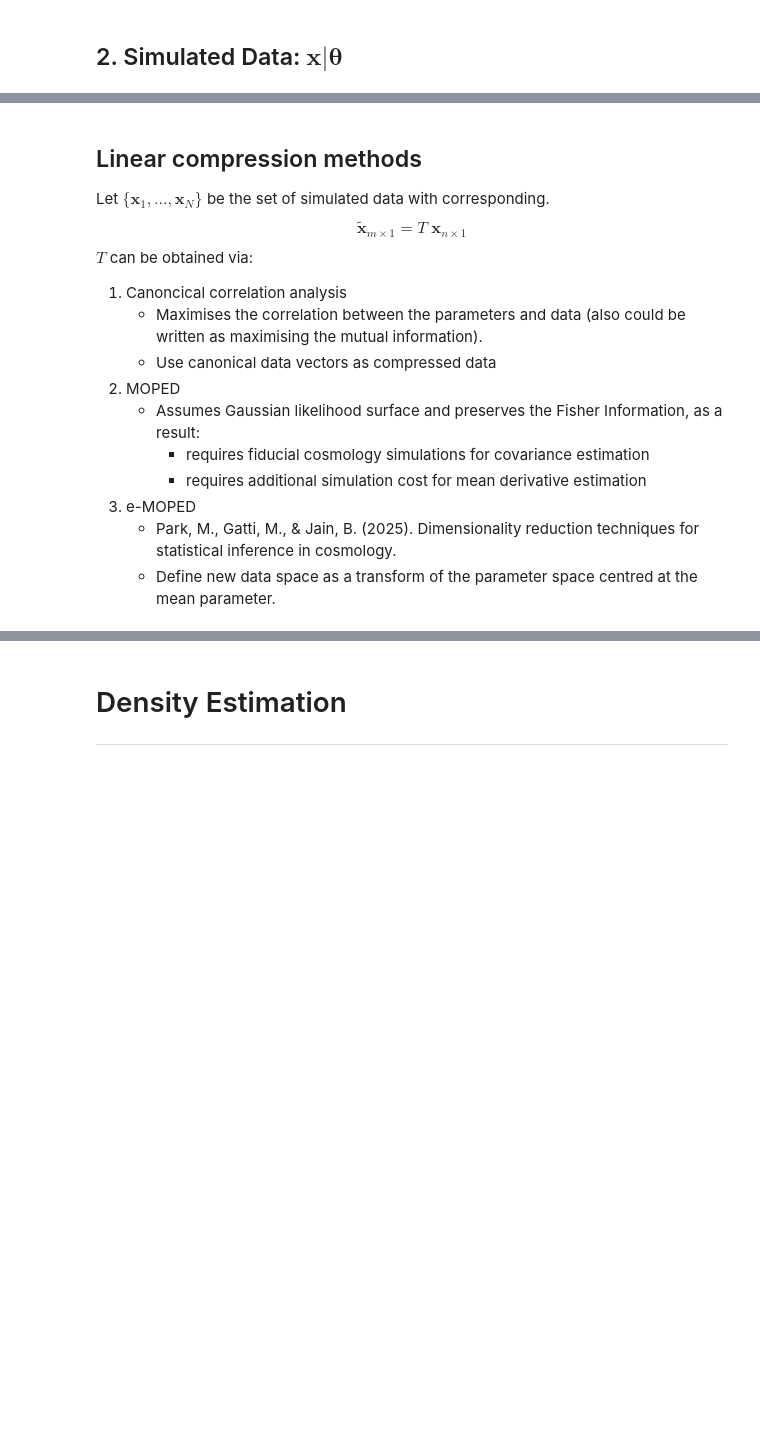
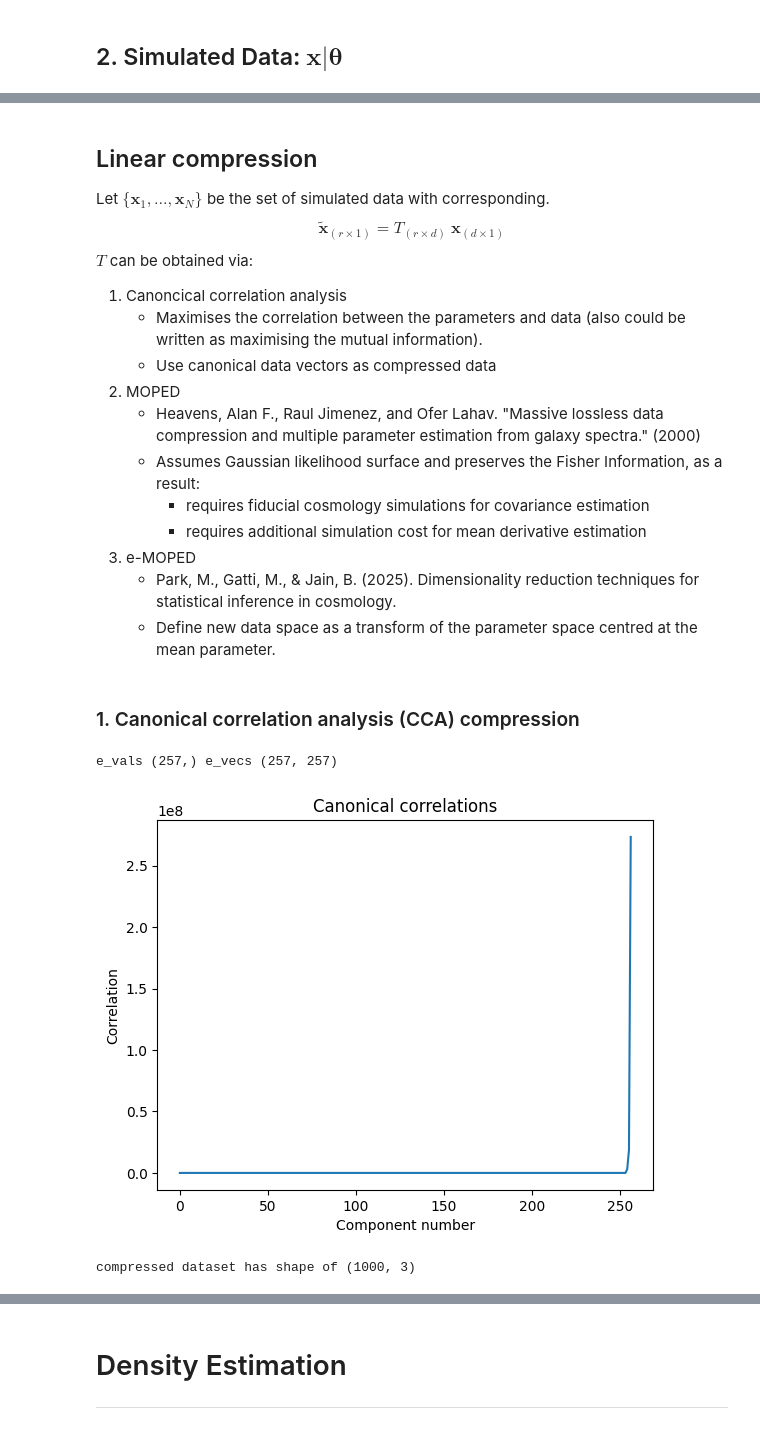
Before and after one commit to astro-informatics/sbi_tutorial, a Jupyter notebook: sbi_demo.ipynb, the cells around one changed output, grey strips where cells are left out. Saved outputs shown, nothing was run; the diff lists cells and outputs as text; code cells hidden in the pictures; blank space fills up the shorter version.

Commit message:
Tested CCA. MOPED is now working but requires additional testing. Simulated data file: fiducial and perturbed sims for moped, 1000 uniform prior samples as sbi data.

```diff
--- a/sbi_demo.ipynb
+++ b/sbi_demo.ipynb
@@ -78,9 +97,9 @@ with open('sbi_demo_data.pkl', 'wb') as f:
 ---
 # %% [markdown]
-## Linear compression methods
+## Linear compression
 Let $\{\mathbf{x}_1,...,\mathbf{x}_N\}$ be the set of simulated data with corresponding.
 $$
-\tilde{\mathbf{x}}_{m\times1} = T\;\mathbf{x}_{n\times1}
+\tilde{\mathbf{x}}_{(r\times1)} = T_{(r\times d)}\:\mathbf{x}_{(d\times1)}
 $$
 $T$ can be obtained via:
 
@@ -88,26 +107,61 @@ $T$ can be obtained via:
     - Maximises the correlation between the parameters and data (also could be written as maximising the mutual information).
     - Use canonical data vectors as compressed data
 1. MOPED
+    - Heavens, Alan F., Raul Jimenez, and Ofer Lahav. "Massive lossless data compression and multiple parameter estimation from galaxy spectra." (2000)
     - Assumes Gaussian likelihood surface and preserves the Fisher Information, as a result:
         - requires fiducial cosmology simulations for covariance estimation
         - requires additional simulation cost for mean derivative estimation
 1. e-MOPED
     - Park, M., Gatti, M., & Jain, B. (2025). Dimensionality reduction techniques for statistical inference in cosmology.
     - Define new data space as a transform of the parameter space centred at the mean parameter.
+# %% [markdown]
+### 1. Canonical correlation analysis (CCA) compression
 # %%
 def cca(param_samples, cls_samples):
     '''
     Compute the sampled parameter auto covariance, simulated data vector auto covariance and the parameter-data vector cross covariance
     Methodology as per Park, M., Gatti, M., & Jain, B. (2025). Dimensionality reduction techniques for statistical inference in cosmology.
     '''
-    cov = np.cov(params_samples.T, cls_samples.T)
-    params_count = param_samples.shape[1]
-    cp = cov[:params_count,:params_count]
-    cd = cov[params_count:,params_count:]
-    cpd = cov[:params_count,params_count:]
+    cov = np.cov(param_samples.T, cls_samples.T)
+    param_count = param_samples.shape[1]
+    cp = cov[:param_count,:param_count]
+    ct = cov[param_count:,param_count:]
+    ctp = cov[param_count:,:param_count]
+    # print('Cp',cp.shape,'Ct',ct.shape,'Ctp',ctp.shape)
 
-    cl = cpd.T@np.linalg.inv(cp)@cpd
+    cl = ctp@np.linalg.inv(cp).T@ctp.T
+    # print('Cl',cl.shape,np.linalg.matrix_rank(cl))
 
-    canon_corr, canon_vecs = scipy.linalg.eigh(cd, cd - cl)
 
-    return {'params': params_samples, 'compressed_cls': cla_samples@canon_vecs}
+    # print((np.linalg.inv(ct)@cl).shape)
+    # print(np.linalg.matrix_rank(np.linalg.inv(ct)@cl))
+
+    # Using scipy's eigh function for generalized eigenvalue problem, requires symmetric matrices and positive definite ct-cl
+    e_vals, e_vecs = sp.linalg.eigh(ct, ct - cl)
+    print('e_vals',e_vals.shape,'e_vecs',e_vecs.shape)
+    canon_corr = e_vals[::-1][:param_count]
+    canon_projs = e_vecs[:,::-1][:,:param_count]
+
+    # Using numpy's eig function for generalized eigenvalue problem, less efficient but works for non-symmetric matrices)
+    # e_vals, e_vecs = np.linalg.eig(np.linalg.inv(ct)@cl)
+    # print('e_vals',e_vals.shape,'canon_projs',canon_projs.shape)
+
+    plt.plot(e_vals)
+    plt.title('Canonical correlations')
+    plt.xlabel('Component number')
+    plt.ylabel('Correlation')
+    plt.show()
+
+    return {'params': param_samples, 'compressed_cls': cls_samples@canon_projs}
+# %%
+with open('sbi_demo_data.pkl', 'rb') as f:
+    load = pickle.load(f)
+    param_samples = load['params']
+    cls_samples = load['cls']
+
+cca_result = cca(param_samples, cls_samples)
+print('compressed dataset has shape of',cca_result['compressed_cls'].shape)
+# %% [output]
+e_vals (257,) e_vecs (257, 257)
+[figure, added]
+compressed dataset has shape of (1000, 3)
```
Also changed, not shown: parts of 10 cells of this notebook, 5 other files.
